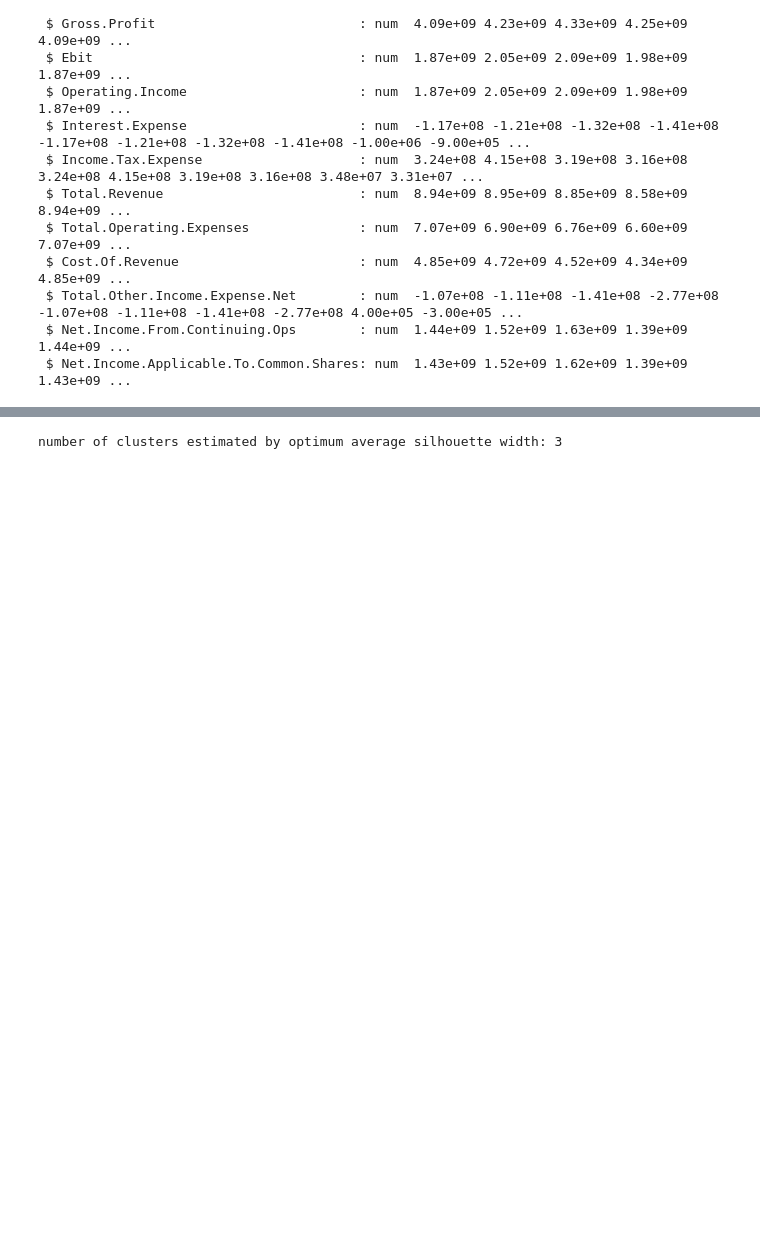
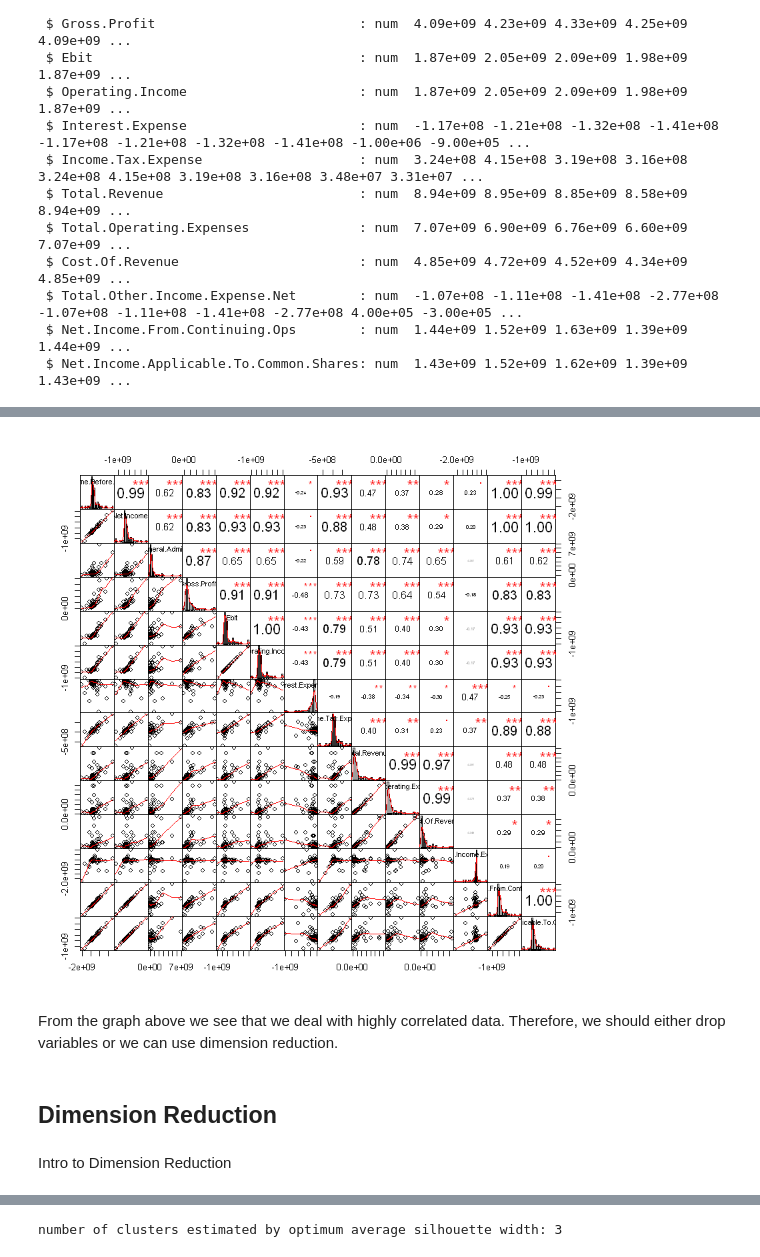
Before and after one commit to Pacholleck/University_Projects, a Jupyter notebook: Unsupervised-Learning/Clustering.ipynb, the cells around one changed output, grey strips where cells are left out. Cells and saved outputs as stored; diff of their text form; code cells hidden in the pictures; blank space fills up the shorter version.

```diff
--- a/Unsupervised-Learning/Clustering.ipynb
+++ b/Unsupervised-Learning/Clustering.ipynb
@@ -202,2 +199,12 @@ dt_adjust <- na.omit(dt_adjust)
+# %%
+chart.Correlation(dt_adjust, histogram=TRUE, pch=19)
+# %% [output]
+[figure, added]
+# %% [markdown]
+From the graph above we see that we deal with highly correlated data. Therefore, we should either drop variables or we can use dimension reduction.
+# %% [markdown]
+## Dimension Reduction
+# %% [markdown]
+Intro to Dimension Reduction
 # %%
 df_adj_z <- as.data.frame(lapply(dt_adjust, scale))
```
Also changed, not shown: parts of 26 cells of this notebook.
